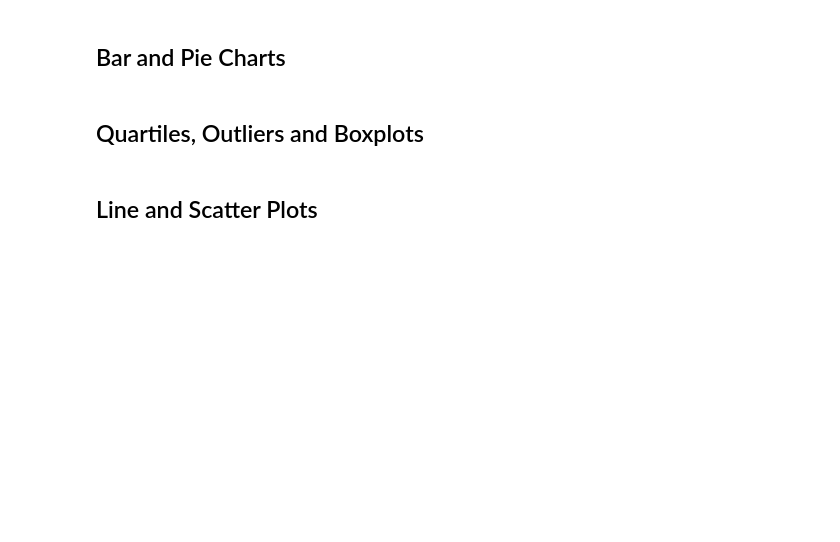
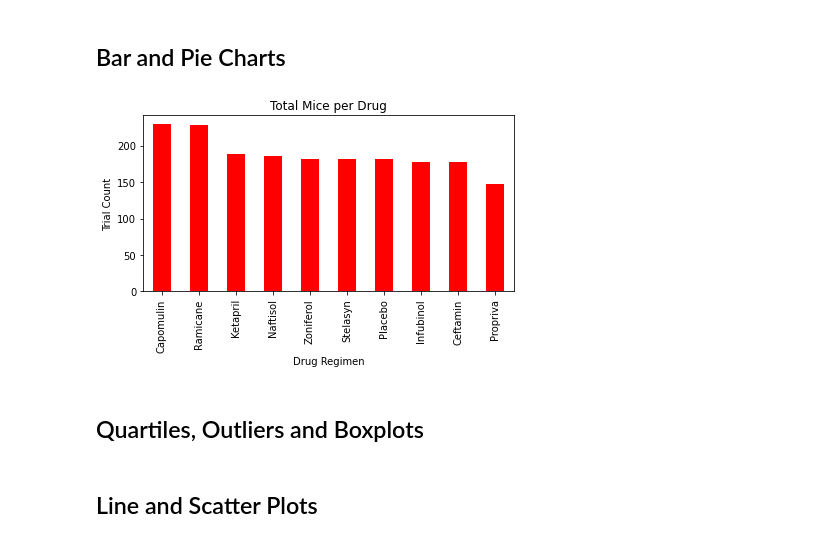
Before and after one commit to kimcrine/matplotlib-challenge, a Jupyter notebook: Pymaceuticals/pymaceuticals_starter.ipynb, the cells around one changed output. Drawn from its saved outputs; the diff is of its cells as text; code cells hidden in the pictures; blank space fills up the shorter version.

Commit message:
generated bar chart using pandas to show the total number of unique mice tested on each drug regimen

```diff
--- a/Pymaceuticals/pymaceuticals_starter.ipynb
+++ b/Pymaceuticals/pymaceuticals_starter.ipynb
@@ -117,6 +132,23 @@ summary_df
 ## Bar and Pie Charts
 # %%
 # Generate a bar plot showing the total number of unique mice tested on each drug regimen using pandas.
+
+drug_counts = clean_df["Drug Regimen"].value_counts()
+x_axis = drug_counts.index
+y_axis = drug_counts.values
+
+count_chart = drug_counts.plot(kind = "bar", color = "red")
+
+# Set x and y labels / Formatting
+plt.ylabel("Trial Count")
+plt.xlabel("Drug Regimen")
+plt.title("Total Mice per Drug")
+plt.xticks(rotation=90)
+plt.tight_layout()
+
+plt.show()
+# %% [output]
+[figure, added]
 # %%
 # Generate a bar plot showing the total number of unique mice tested on each drug regimen using pyplot.
 # %%
```
Also changed, not shown: parts of 2 cells of this notebook.
